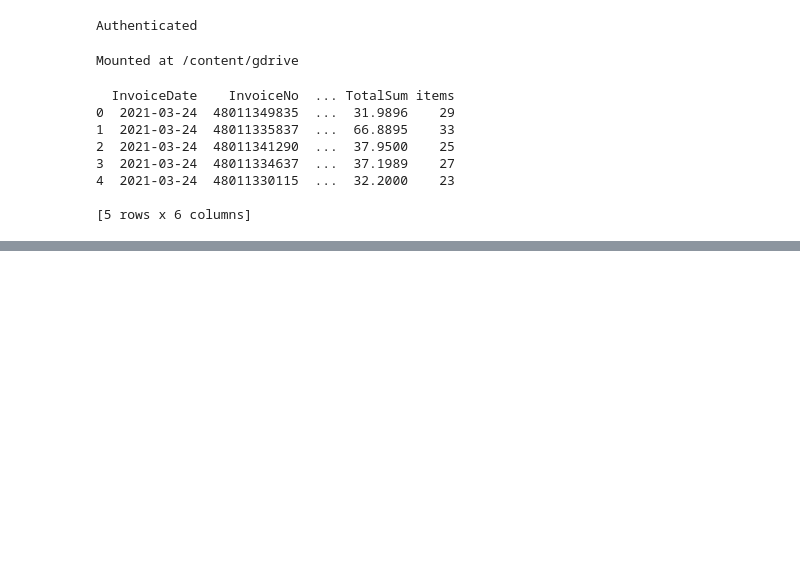
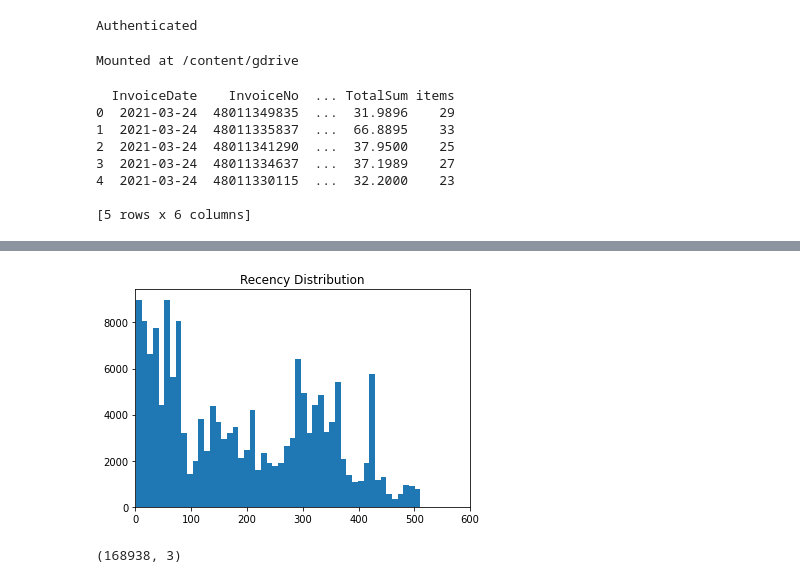
Before and after one commit to SammyKen18/SammyKen18, a Jupyter notebook: RFM.ipynb, the cells around one changed output, grey strips where cells are left out. Saved outputs shown, nothing was run; the diff lists cells and outputs as text; code cells hidden in the pictures; blank space fills up the shorter version.

```diff
--- a/RFM.ipynb
+++ b/RFM.ipynb
@@ -49,0 +119,14 @@ print(dataframe.head())
+# %%
+# CREATING FREQUENCY FEATURE ALONG WITH ITS DISTRIBUTION PLOT
+Recency  = data_process['Recency']
+plt.title('Recency Distribution')
+plt.hist(data_process['Recency'],bins=50)
+plt.xlim(0,600)
+plt.show()
+# %% [output]
+[figure, added]
+# %%
+# Merged each dimension and created combined 'rfm' file
+data_process.shape
+# %% [output]
+(168938, 3)
```
Also changed, not shown: parts of 27 cells of this notebook.
